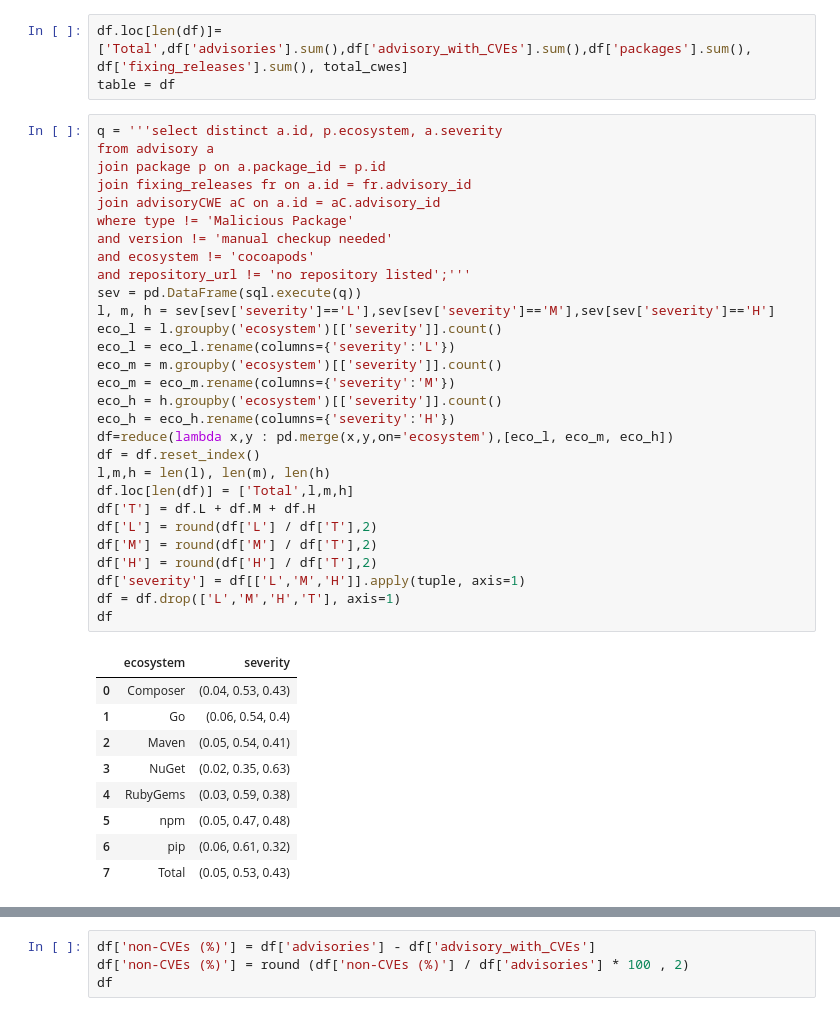
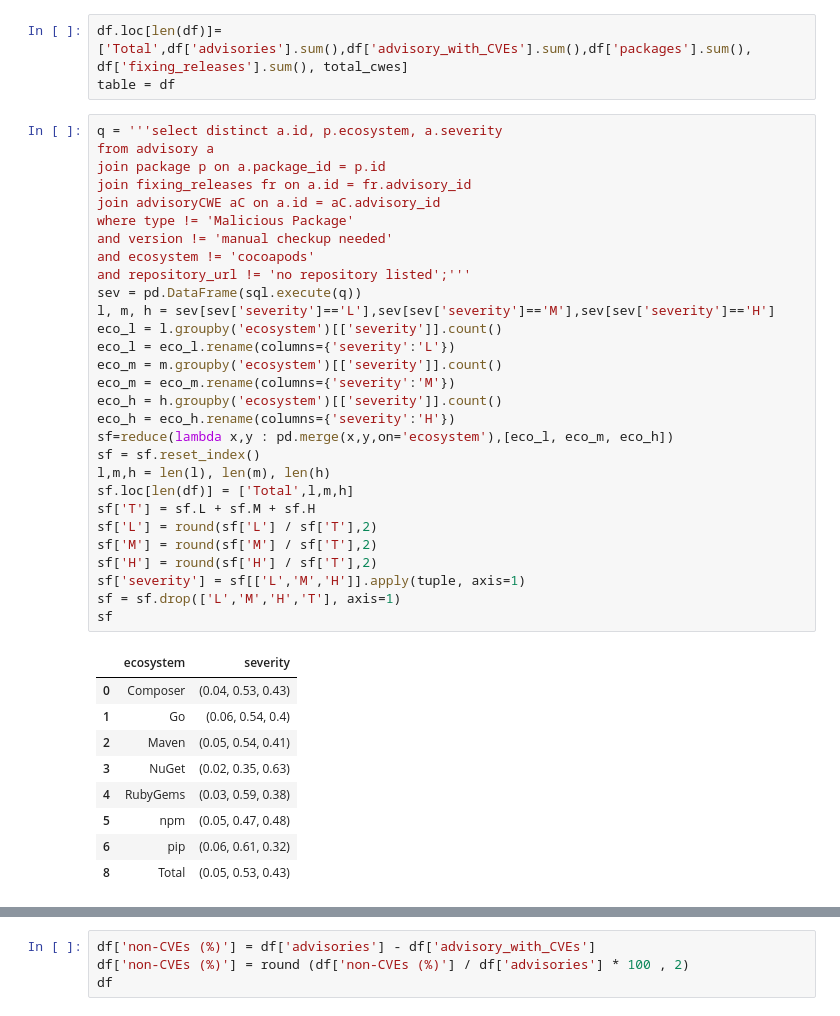
Before and after one commit to nasifimtiazohi/advisory-lifecycle, a Jupyter notebook: data_explore/repo_resolved.ipynb, the cells around one changed output, grey strips where cells are left out. Saved outputs shown, nothing was run; the diff lists cells and outputs as text.

```diff
--- a/data_explore/repo_resolved.ipynb
+++ b/data_explore/repo_resolved.ipynb
@@ -107,40 +107,40 @@ table = df
 # %%
 q = '''select distinct a.id, p.ecosystem, a.severity
 from advisory a
 join package p on a.package_id = p.id
 join fixing_releases fr on a.id = fr.advisory_id
 join advisoryCWE aC on a.id = aC.advisory_id
 where type != 'Malicious Package'
 and version != 'manual checkup needed'
 and ecosystem != 'cocoapods'
 and repository_url != 'no repository listed';'''
 sev = pd.DataFrame(sql.execute(q))
 l, m, h = sev[sev['severity']=='L'],sev[sev['severity']=='M'],sev[sev['severity']=='H']
 eco_l = l.groupby('ecosystem')[['severity']].count()
 eco_l = eco_l.rename(columns={'severity':'L'})
 eco_m = m.groupby('ecosystem')[['severity']].count()
 eco_m = eco_m.rename(columns={'severity':'M'})
 eco_h = h.groupby('ecosystem')[['severity']].count()
 eco_h = eco_h.rename(columns={'severity':'H'})
-df=reduce(lambda x,y : pd.merge(x,y,on='ecosystem'),[eco_l, eco_m, eco_h])
-df = df.reset_index()
+sf=reduce(lambda x,y : pd.merge(x,y,on='ecosystem'),[eco_l, eco_m, eco_h])
+sf = sf.reset_index()
 l,m,h = len(l), len(m), len(h)
-df.loc[len(df)] = ['Total',l,m,h]
-df['T'] = df.L + df.M + df.H
-df['L'] = round(df['L'] / df['T'],2)
-df['M'] = round(df['M'] / df['T'],2)
-df['H'] = round(df['H'] / df['T'],2)
-df['severity'] = df[['L','M','H']].apply(tuple, axis=1)
-df = df.drop(['L','M','H','T'], axis=1)
-df
+sf.loc[len(df)] = ['Total',l,m,h]
+sf['T'] = sf.L + sf.M + sf.H
+sf['L'] = round(sf['L'] / sf['T'],2)
+sf['M'] = round(sf['M'] / sf['T'],2)
+sf['H'] = round(sf['H'] / sf['T'],2)
+sf['severity'] = sf[['L','M','H']].apply(tuple, axis=1)
+sf = sf.drop(['L','M','H','T'], axis=1)
+sf
 # %% [output]
 |  | ecosystem | severity |
 | 0 | Composer | (0.04, 0.53, 0.43) |
 | 1 | Go | (0.06, 0.54, 0.4) |
 | 2 | Maven | (0.05, 0.54, 0.41) |
 | 3 | NuGet | (0.02, 0.35, 0.63) |
 | 4 | RubyGems | (0.03, 0.59, 0.38) |
 | 5 | npm | (0.05, 0.47, 0.48) |
 | 6 | pip | (0.06, 0.61, 0.32) |
-| 7 | Total | (0.05, 0.53, 0.43) |
+| 8 | Total | (0.05, 0.53, 0.43) |
 # %%
```
Also changed, not shown: parts of 1 cell of this notebook, 4 other files.
